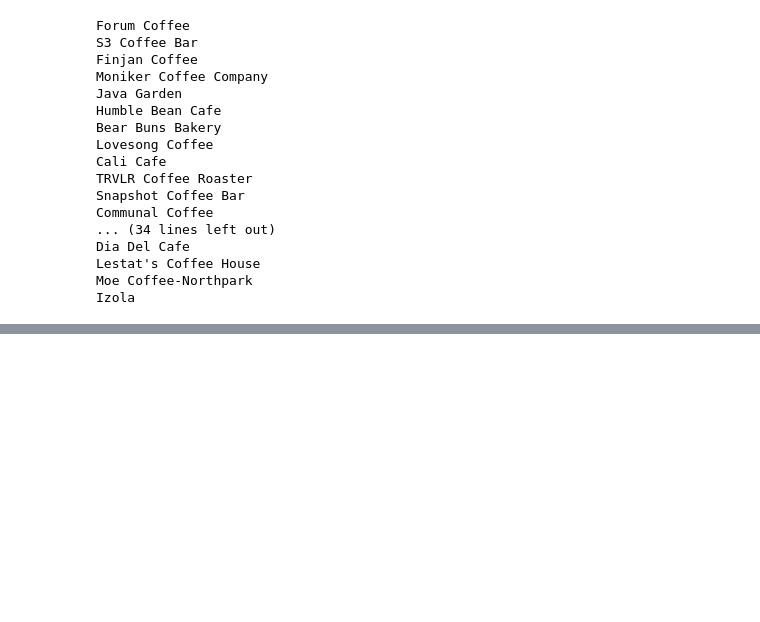
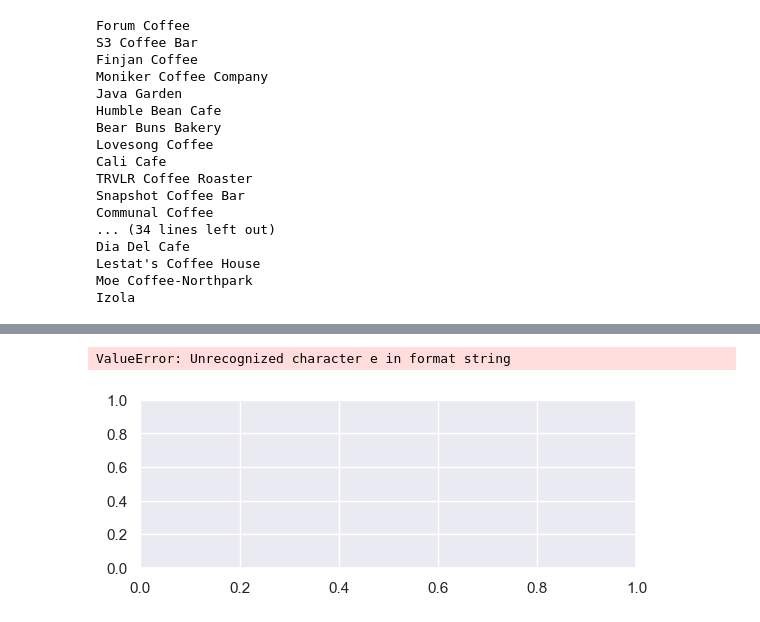
Before and after one commit to NyakioRosemary/YelpApi, a Jupyter notebook: yelp_busin.ipynb, the cells around one changed output, grey strips where cells are left out. Cells and saved outputs as stored; diff of their text form; code cells hidden in the pictures; blank space fills up the shorter version.

```diff
--- a/yelp_busin.ipynb
+++ b/yelp_busin.ipynb
@@ -128,0 +286,10 @@ Peet's Coffee
+# %%
+#individual boxplot "reviewcount column"
+plt.figure(1)
+plt.subplot(211)
+plt.plot('rating', 'review_count')
+plt.subplot(212)
+plt.plot(rating, 2*review_count)
+# %% [output]
+ValueError: Unrecognized character e in format string
+[figure, added]
```
Also changed, not shown: parts of 27 cells of this notebook.
